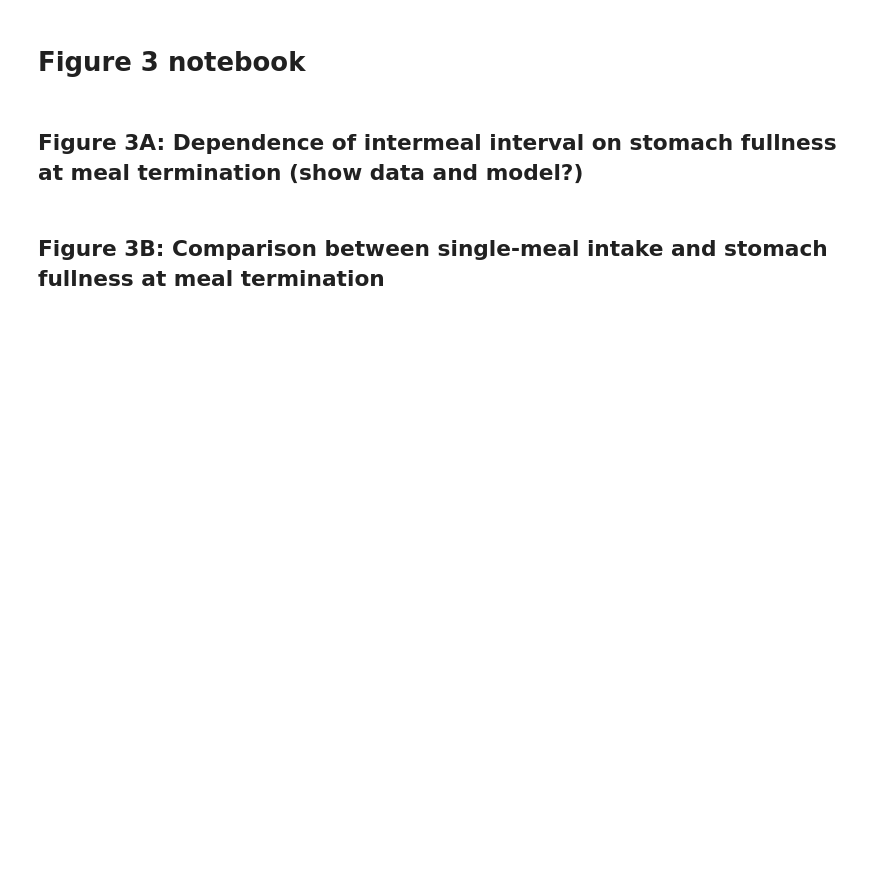
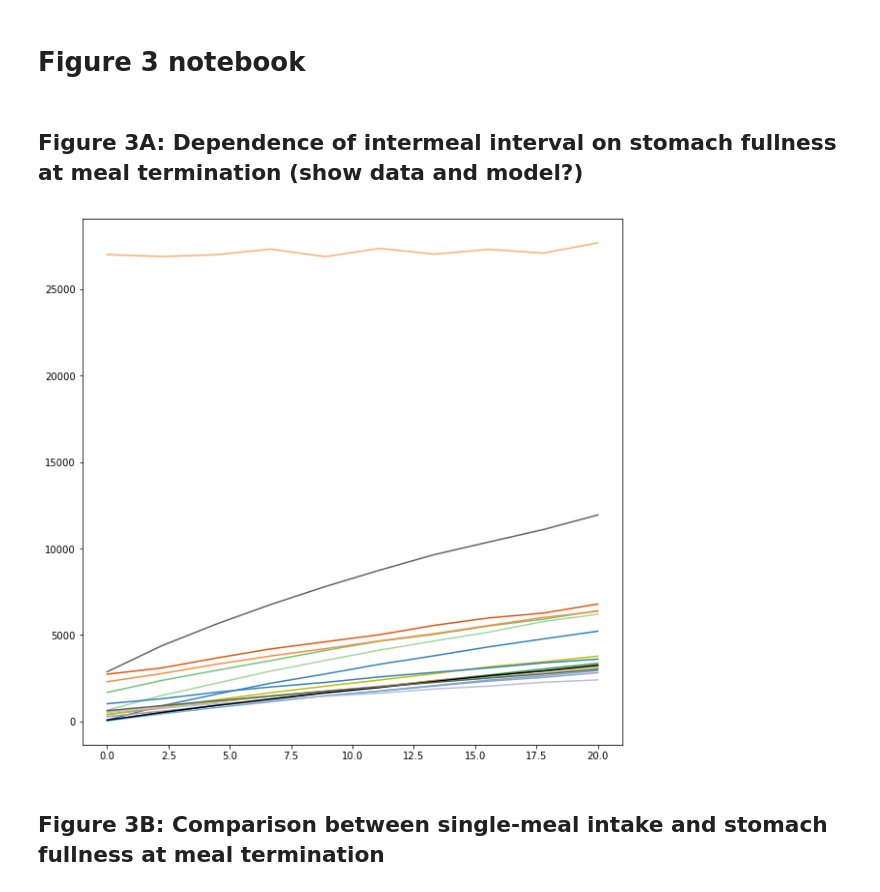
Before and after one commit to tomMcGrath/bayesian_feeding, a Jupyter notebook: Figure3.ipynb, the cells around one changed output. Drawn from its saved outputs; the diff is of its cells as text; code cells hidden in the pictures; blank space fills up the shorter version.

```diff
--- a/Figure3.ipynb
+++ b/Figure3.ipynb
@@ -15,7 +15,23 @@ reload(helpers)
 <module 'helpers' from 'helpers.pyc'>
 # %% [markdown]
 # Figure 3 notebook
+# %%
+## Load posterior mean dataframe
+print 'Loading posterior mean dataframe'
+df = pickle.load(open('pm_df.p', 'rb'))
+print 'Loading posterior sample dictionary'
+data_dict = pickle.load(open('indiv_dict.p', 'rb'))
+print 'Loading group sample dictionary'
+group_dict = pickle.load(open('group_dict.p', 'rb'))
 # %% [markdown]
 ## Figure 3A: Dependence of intermeal interval on stomach fullness at meal termination (show data and model?)
+# %%
+reload(plots)
+reload(helpers)
+
+fig, axes = plots.IMI_curve(group_dict)
+plt.show()
+# %% [output]
+[figure, added]
 # %% [markdown]
 ## Figure 3B: Comparison between single-meal intake and stomach fullness at meal termination
```
Also changed, not shown: parts of 3 cells of this notebook, 5 other files.
